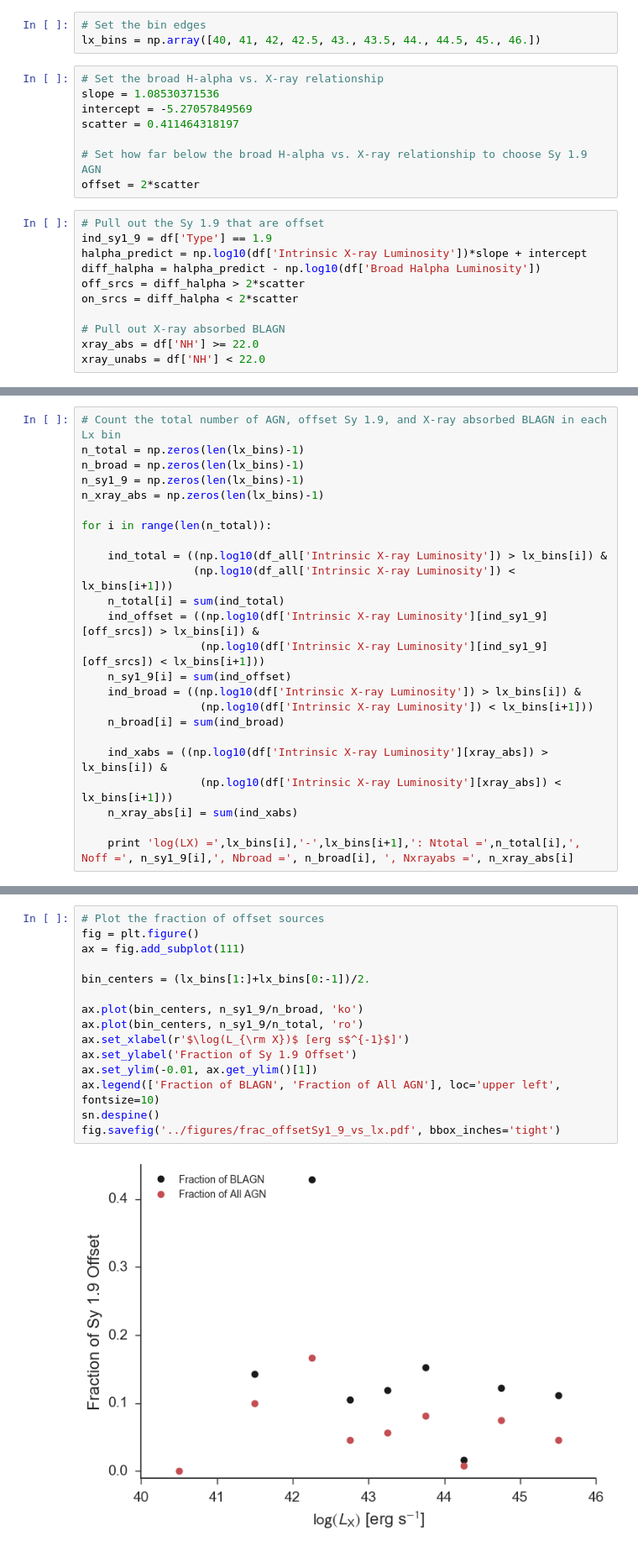
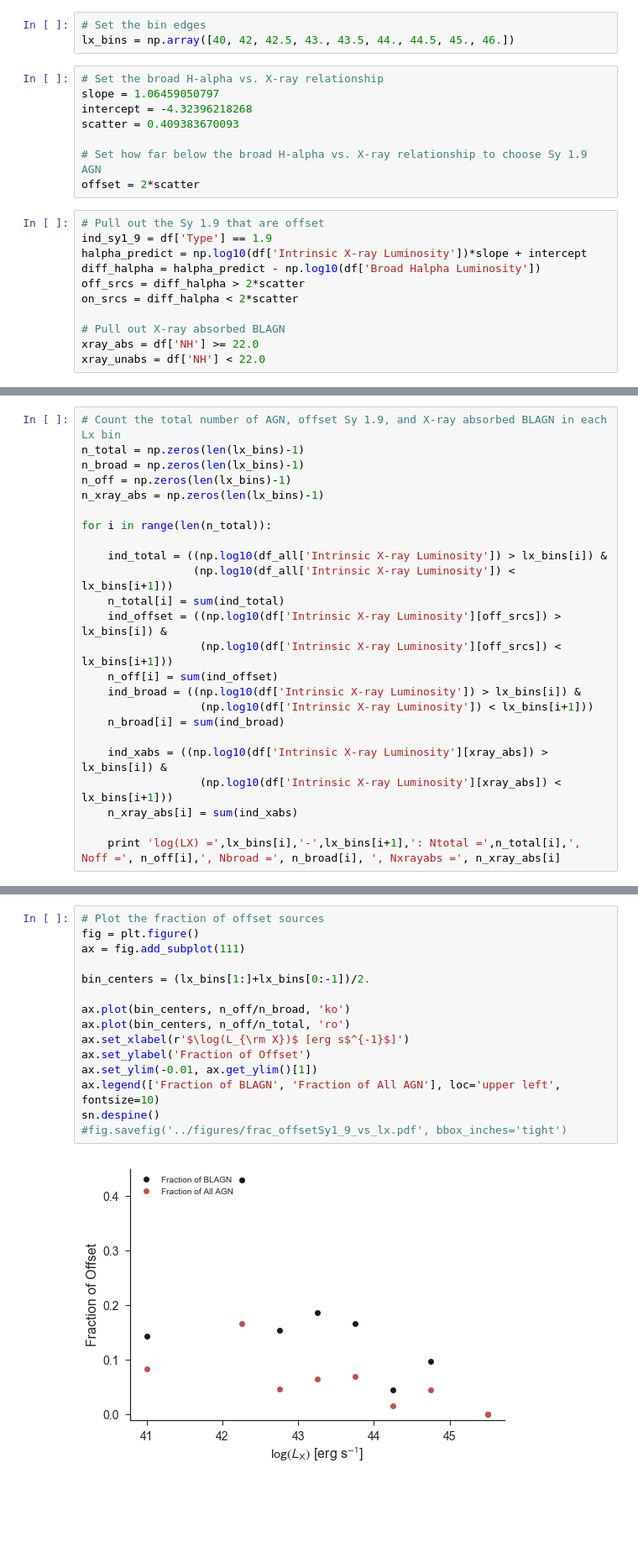
Before and after one commit to ttshimiz/bass-sy1_9-obscuration, a Jupyter notebook: notebooks/fraction-obscured-vs-lx.ipynb, the cells around one changed output, grey strips where cells are left out. Shown at 84% size. Cells and saved outputs as stored; diff of their text form; blank space fills up the shorter version.

```diff
--- a/notebooks/fraction-obscured-vs-lx.ipynb
+++ b/notebooks/fraction-obscured-vs-lx.ipynb
@@ -17,12 +17,12 @@ df_all = pd.read_csv('../data/cleaned_sample_all_seyferts.csv', index_col=0)
 df = df[df['Type'] != 2]
 # %%
 # Set the bin edges
-lx_bins = np.array([40, 41, 42, 42.5, 43., 43.5, 44., 44.5, 45., 46.])
+lx_bins = np.array([40, 42, 42.5, 43., 43.5, 44., 44.5, 45., 46.])
 # %%
 # Set the broad H-alpha vs. X-ray relationship
-slope = 1.08530371536
-intercept = -5.27057849569
-scatter = 0.411464318197
+slope = 1.06459050797
+intercept = -4.32396218268
+scatter = 0.409383670093
 
 # Set how far below the broad H-alpha vs. X-ray relationship to choose Sy 1.9 AGN
 offset = 2*scatter
@@ -59,7 +59,7 @@ Optically obscured |  7  |  26
 # Count the total number of AGN, offset Sy 1.9, and X-ray absorbed BLAGN in each Lx bin
 n_total = np.zeros(len(lx_bins)-1)
 n_broad = np.zeros(len(lx_bins)-1)
-n_sy1_9 = np.zeros(len(lx_bins)-1)
+n_off = np.zeros(len(lx_bins)-1)
 n_xray_abs = np.zeros(len(lx_bins)-1)
 
 for i in range(len(n_total)):
@@ -67,9 +67,9 @@ for i in range(len(n_total)):
     ind_total = ((np.log10(df_all['Intrinsic X-ray Luminosity']) > lx_bins[i]) &
                  (np.log10(df_all['Intrinsic X-ray Luminosity']) < lx_bins[i+1]))
     n_total[i] = sum(ind_total)
-    ind_offset = ((np.log10(df['Intrinsic X-ray Luminosity'][ind_sy1_9][off_srcs]) > lx_bins[i]) &
-                  (np.log10(df['Intrinsic X-ray Luminosity'][ind_sy1_9][off_srcs]) < lx_bins[i+1]))
-    n_sy1_9[i] = sum(ind_offset)
+    ind_offset = ((np.log10(df['Intrinsic X-ray Luminosity'][off_srcs]) > lx_bins[i]) &
+                  (np.log10(df['Intrinsic X-ray Luminosity'][off_srcs]) < lx_bins[i+1]))
+    n_off[i] = sum(ind_offset)
     ind_broad = ((np.log10(df['Intrinsic X-ray Luminosity']) > lx_bins[i]) &
                   (np.log10(df['Intrinsic X-ray Luminosity']) < lx_bins[i+1]))
     n_broad[i] = sum(ind_broad)
@@ -78,5 +78,5 @@ for i in range(len(n_total)):
                   (np.log10(df['Intrinsic X-ray Luminosity'][xray_abs]) < lx_bins[i+1]))
     n_xray_abs[i] = sum(ind_xabs)
 
-    print 'log(LX) =',lx_bins[i],'-',lx_bins[i+1],': Ntotal =',n_total[i],', Noff =', n_sy1_9[i],', Nbroad =', n_broad[i], ', Nxrayabs =', n_xray_abs[i]
+    print 'log(LX) =',lx_bins[i],'-',lx_bins[i+1],': Ntotal =',n_total[i],', Noff =', n_off[i],', Nbroad =', n_broad[i], ', Nxrayabs =', n_xray_abs[i]
 # %% [output]
@@ -92,17 +91,17 @@ log(LX) = 45.0 - 46.0 : Ntotal = 22.0 , Noff = 1.0 , Nbroad = 8.0 , Nxrayabs = 2
 # %%
 # Plot the fraction of offset sources
 fig = plt.figure()
 ax = fig.add_subplot(111)
 
 bin_centers = (lx_bins[1:]+lx_bins[0:-1])/2.
 
-ax.plot(bin_centers, n_sy1_9/n_broad, 'ko')
-ax.plot(bin_centers, n_sy1_9/n_total, 'ro')
+ax.plot(bin_centers, n_off/n_broad, 'ko')
+ax.plot(bin_centers, n_off/n_total, 'ro')
 ax.set_xlabel(r'$\log(L_{\rm X})$ [erg s$^{-1}$]')
-ax.set_ylabel('Fraction of Sy 1.9 Offset')
+ax.set_ylabel('Fraction of Offset')
 ax.set_ylim(-0.01, ax.get_ylim()[1])
 ax.legend(['Fraction of BLAGN', 'Fraction of All AGN'], loc='upper left', fontsize=10)
 sn.despine()
-fig.savefig('../figures/frac_offsetSy1_9_vs_lx.pdf', bbox_inches='tight')
+#fig.savefig('../figures/frac_offsetSy1_9_vs_lx.pdf', bbox_inches='tight')
 # %% [output]
-[figure, old version]
+[figure, new version]
```
Also changed, not shown: parts of 5 cells of this notebook, 15 other files.
